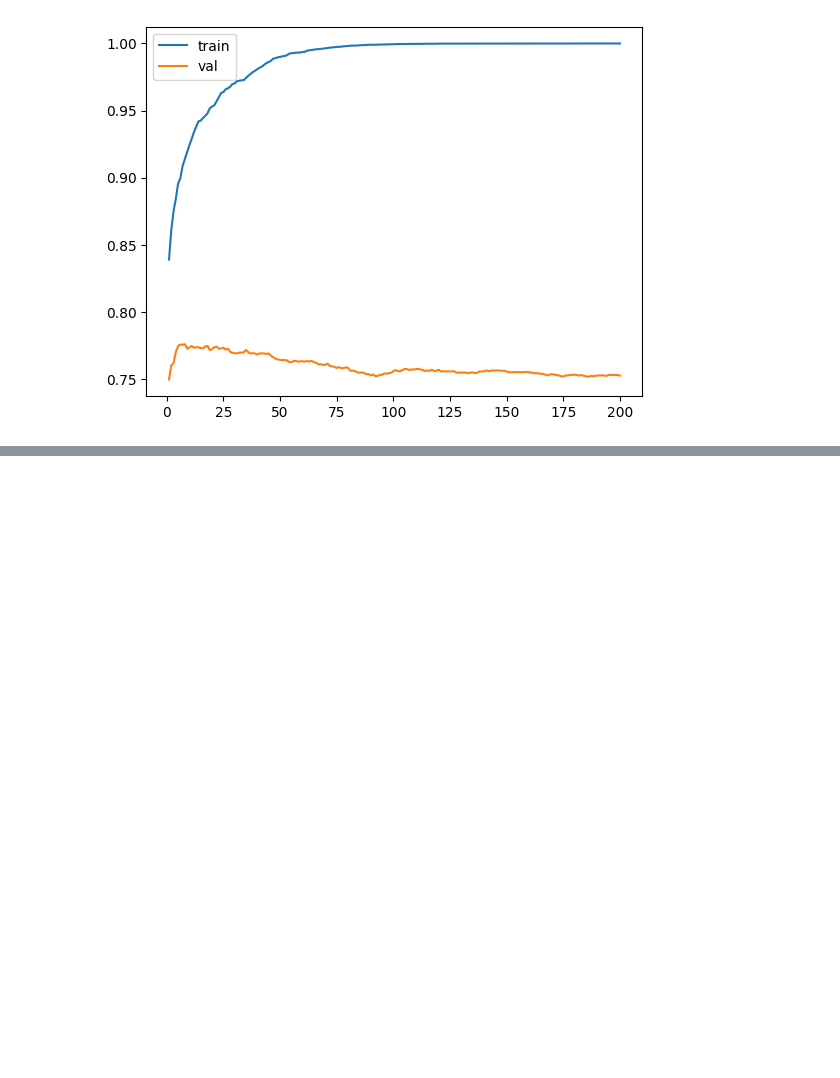
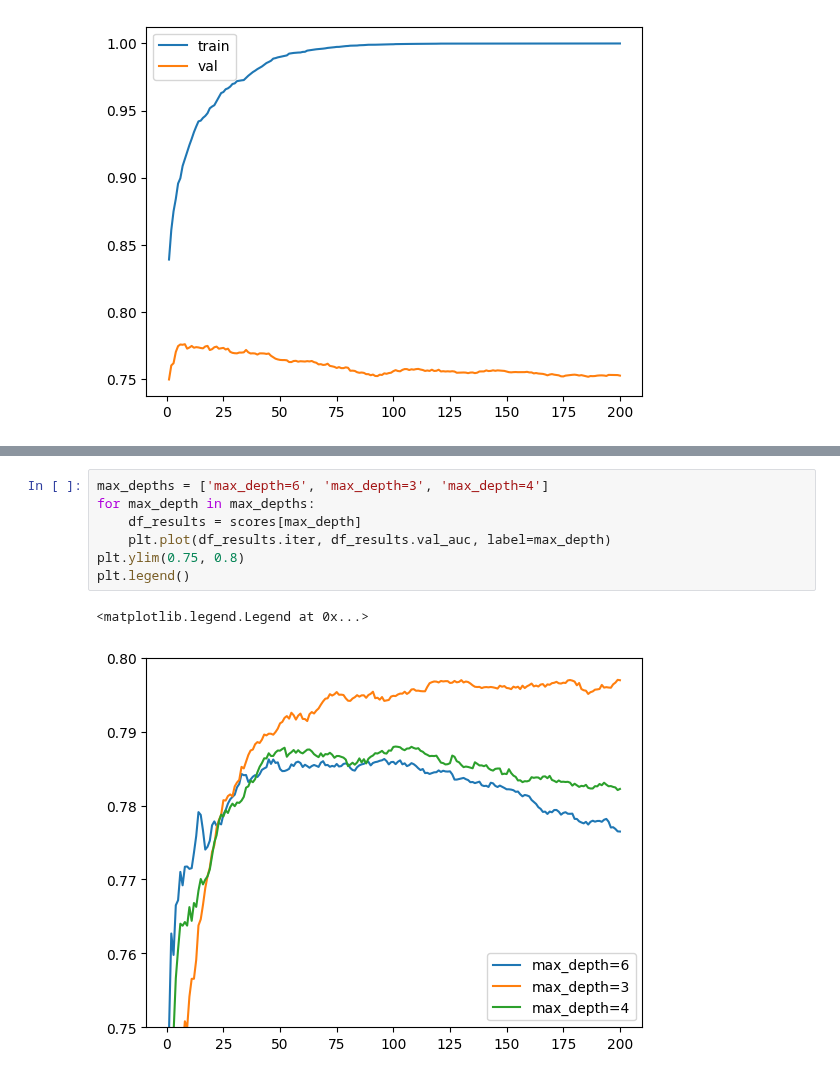
Before and after one commit to moeinforoughi/MLcourse, a Jupyter notebook: 06-credit-scoring-project/credit-scoring-project.ipynb, the cells around one changed output, grey strips where cells are left out. Cells and saved outputs as stored; diff of their text form; blank space fills up the shorter version.

```diff
--- a/06-credit-scoring-project/credit-scoring-project.ipynb
+++ b/06-credit-scoring-project/credit-scoring-project.ipynb
@@ -794,0 +895,10 @@ plt.legend()
+# %%
+max_depths = ['max_depth=6', 'max_depth=3', 'max_depth=4']
+for max_depth in max_depths:
+    df_results = scores[max_depth]
+    plt.plot(df_results.iter, df_results.val_auc, label=max_depth)
+plt.ylim(0.75, 0.8)
+plt.legend()
+# %% [output]
+<matplotlib.legend.Legend at 0x...>
+[figure, added]
```
Also changed, not shown: parts of 31 cells of this notebook, 1 other file.
